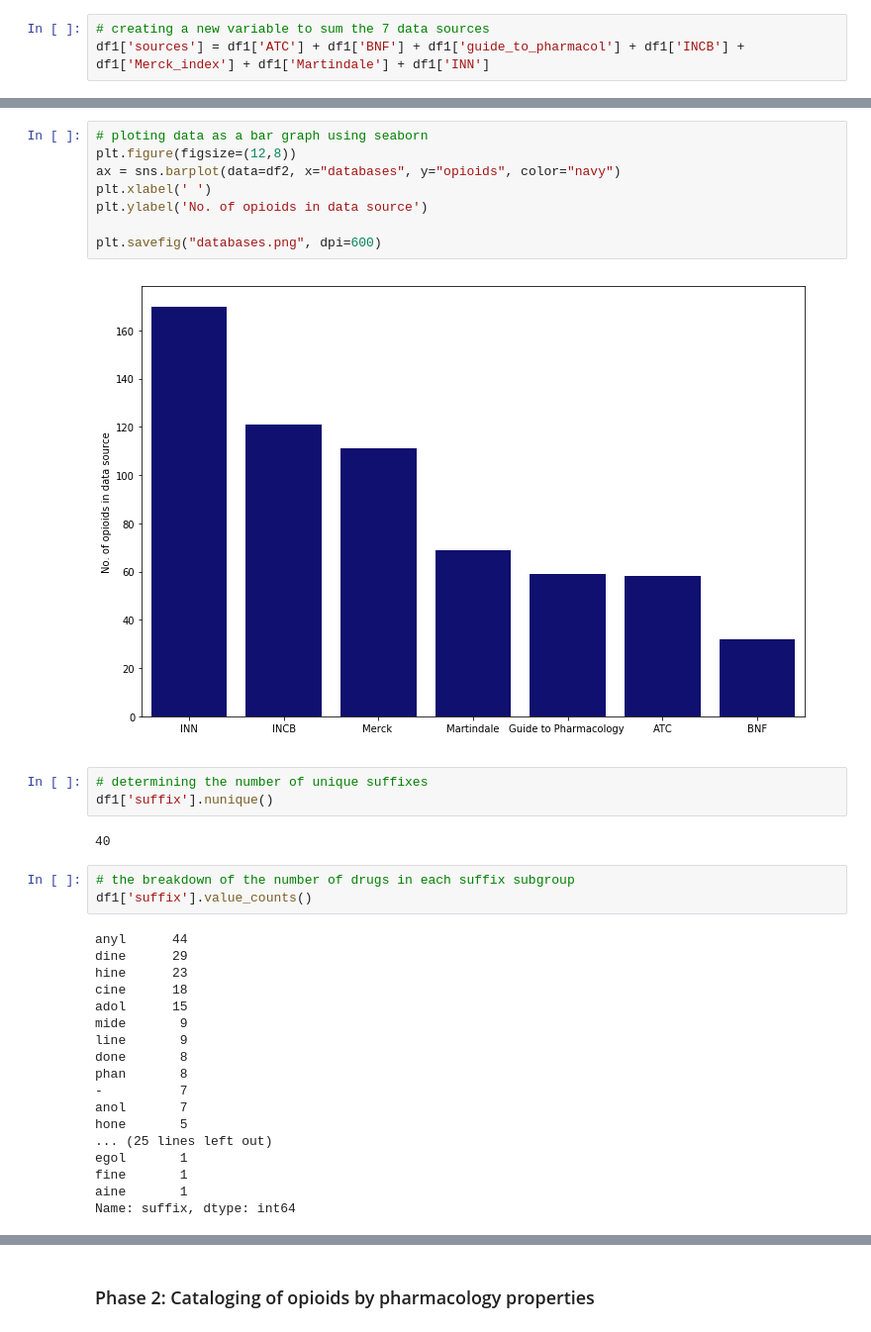
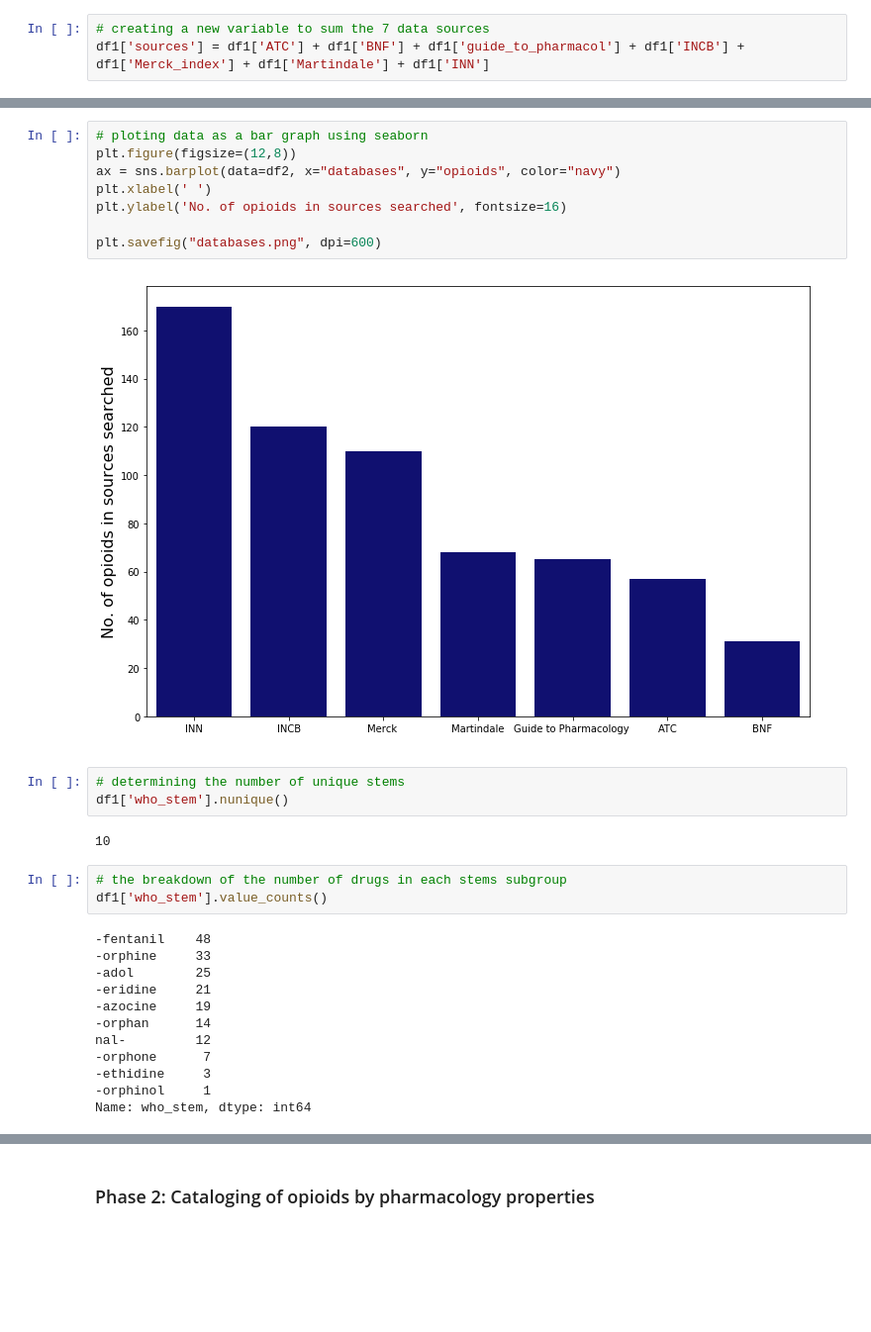
Before and after one commit to georgiarichards/CatalogueofOpioids, a Jupyter notebook: OxCatOps.ipynb, the cells around one changed output, grey strips where cells are left out. Shown at 99% size. Saved outputs shown, nothing was run; the diff lists cells and outputs as text; blank space fills up the shorter version.

```diff
--- a/OxCatOps.ipynb
+++ b/OxCatOps.ipynb
@@ -126,37 +141,31 @@ df2.describe()
 # %%
 # ploting data as a bar graph using seaborn
 plt.figure(figsize=(12,8))
 ax = sns.barplot(data=df2, x="databases", y="opioids", color="navy")
 plt.xlabel(' ')
-plt.ylabel('No. of opioids in data source')
+plt.ylabel('No. of opioids in sources searched', fontsize=16)
 
 plt.savefig("databases.png", dpi=600)
 # %% [output]
-[figure, old version]
+[figure, new version]
 # %%
-# determining the number of unique suffixes
-df1['suffix'].nunique()
+# determining the number of unique stems
+df1['who_stem'].nunique()
 # %% [output]
-40
+10
 # %%
-# the breakdown of the number of drugs in each suffix subgroup
-df1['suffix'].value_counts()
+# the breakdown of the number of drugs in each stems subgroup
+df1['who_stem'].value_counts()
 # %% [output]
-anyl      44
-dine      29
-hine      23
-cine      18
-adol      15
-mide       9
-line       9
-done       8
-phan       8
--          7
-anol       7
-hone       5
-... (25 lines left out)
-egol       1
-fine       1
-aine       1
-Name: suffix, dtype: int64
+-fentanil    48
+-orphine     33
+-adol        25
+-eridine     21
+-azocine     19
+-orphan      14
+nal-         12
+-orphone      7
+-ethidine     3
+-orphinol     1
+Name: who_stem, dtype: int64
 # %%
```
Also changed, not shown: parts of 40 cells of this notebook, 6 other files.
